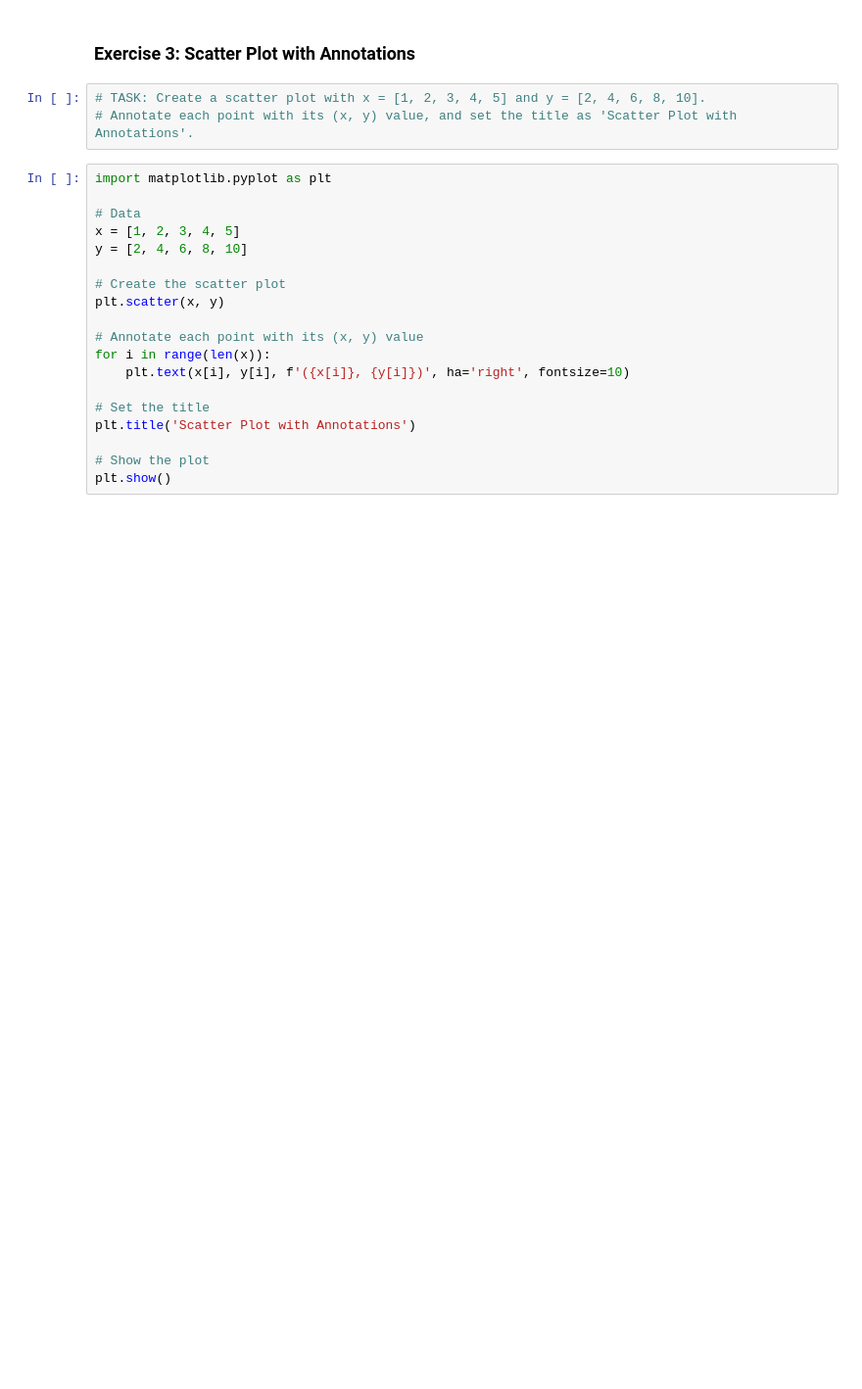
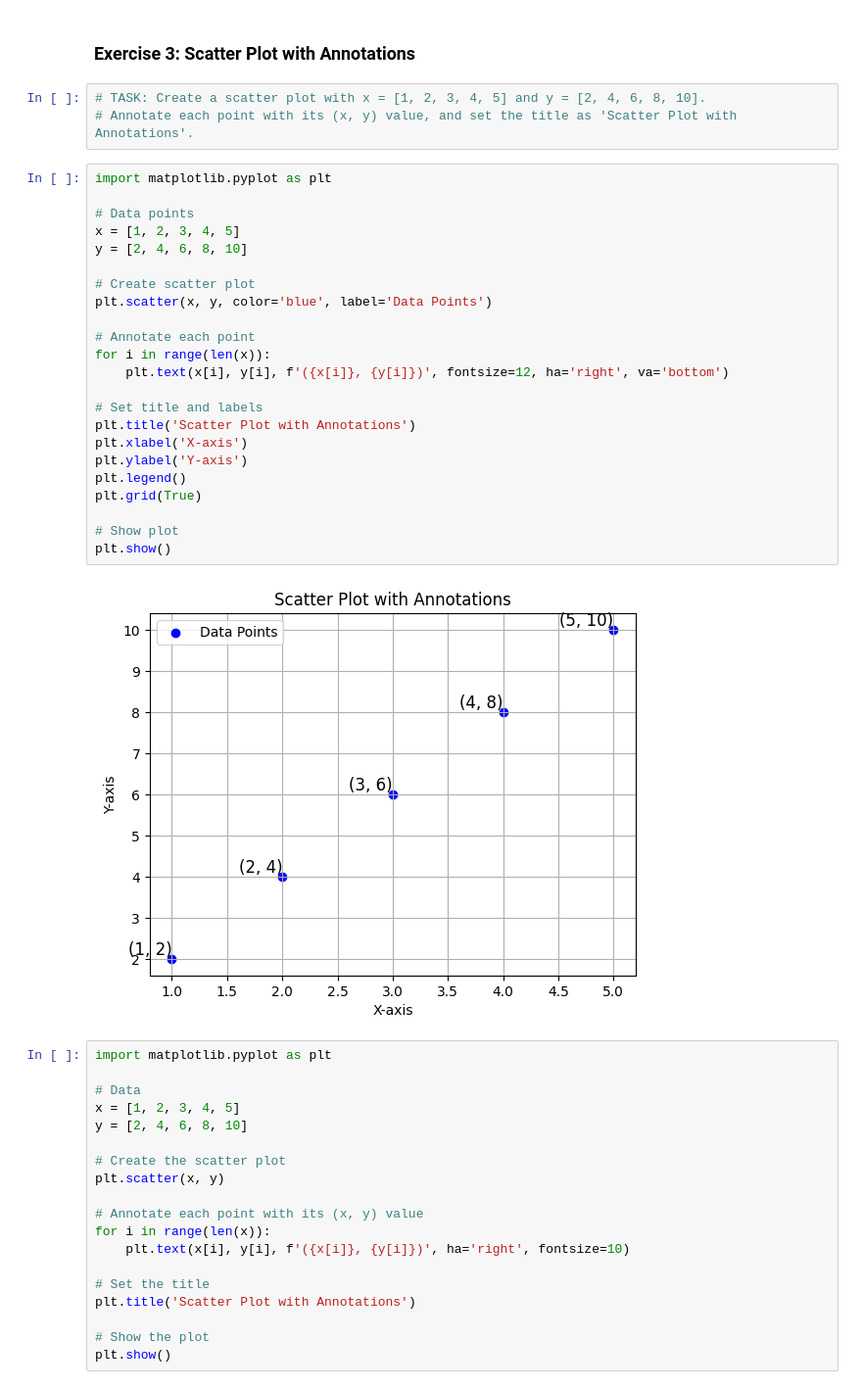
Before and after one commit to gunasagari02/python-jupyter-template, a Jupyter notebook: src/3-scatter-plot.ipynb, the cells around one changed output. Shown at 98% size. Saved outputs shown, nothing was run; the diff lists cells and outputs as text; blank space fills up the shorter version.

Commit message:
scatter-plot

```diff
--- a/src/3-scatter-plot.ipynb
+++ b/src/3-scatter-plot.ipynb
@@ -3,6 +3,31 @@
 # %%
 # TASK: Create a scatter plot with x = [1, 2, 3, 4, 5] and y = [2, 4, 6, 8, 10].
 # Annotate each point with its (x, y) value, and set the title as 'Scatter Plot with Annotations'.
+# %%
+import matplotlib.pyplot as plt
+
+# Data points
+x = [1, 2, 3, 4, 5]
+y = [2, 4, 6, 8, 10]
+
+# Create scatter plot
+plt.scatter(x, y, color='blue', label='Data Points')
+
+# Annotate each point
+for i in range(len(x)):
+    plt.text(x[i], y[i], f'({x[i]}, {y[i]})', fontsize=12, ha='right', va='bottom')
+
+# Set title and labels
+plt.title('Scatter Plot with Annotations')
+plt.xlabel('X-axis')
+plt.ylabel('Y-axis')
+plt.legend()
+plt.grid(True)
+
+# Show plot
+plt.show()
+# %% [output]
+[figure, added]
 # %%
 import matplotlib.pyplot as plt
 
```
